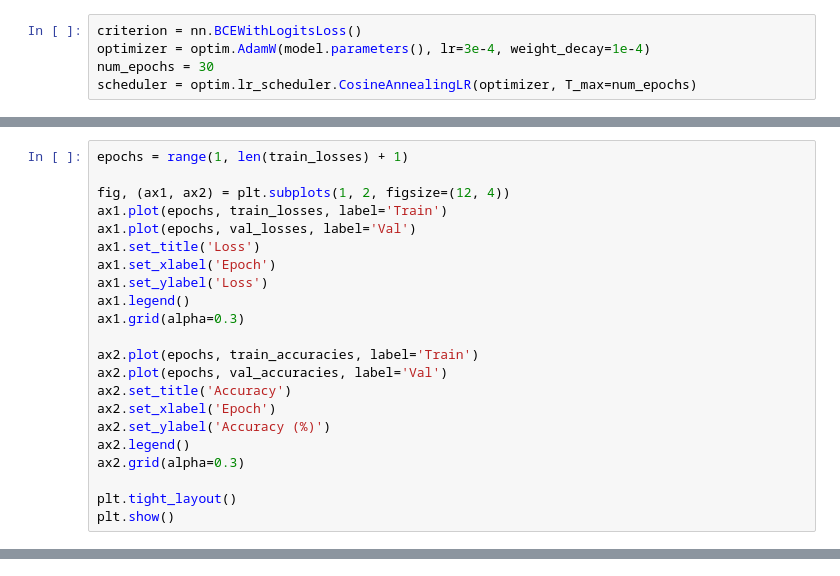
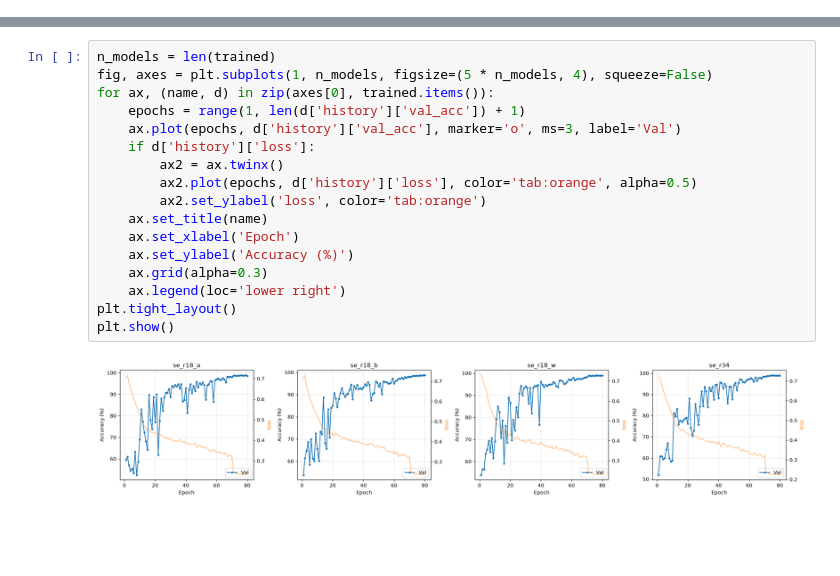
Before and after one commit to shnikita-cr/2026-MLT, a Jupyter notebook: Task_4_Part3_Morshchinin NIkita_J4133.ipynb, the cells around one changed output, grey strips where cells are left out. Cells and saved outputs as stored; diff of their text form; blank space fills up the shorter version.

```diff
--- a/Task_4_Part3_Morshchinin NIkita_J4133.ipynb
+++ b/Task_4_Part3_Morshchinin NIkita_J4133.ipynb
@@ -157,5 +51,0 @@ CatDogNet(
-# %%
-criterion = nn.BCEWithLogitsLoss()
-optimizer = optim.AdamW(model.parameters(), lr=3e-4, weight_decay=1e-4)
-num_epochs = 30
-scheduler = optim.lr_scheduler.CosineAnnealingLR(optimizer, T_max=num_epochs)
@@ -256,22 +51,0 @@ Accuracy on test data (TTA): 96.56%
-# %%
-epochs = range(1, len(train_losses) + 1)
-
-fig, (ax1, ax2) = plt.subplots(1, 2, figsize=(12, 4))
-ax1.plot(epochs, train_losses, label='Train')
-ax1.plot(epochs, val_losses, label='Val')
-ax1.set_title('Loss')
-ax1.set_xlabel('Epoch')
-ax1.set_ylabel('Loss')
-ax1.legend()
-ax1.grid(alpha=0.3)
-
-ax2.plot(epochs, train_accuracies, label='Train')
-ax2.plot(epochs, val_accuracies, label='Val')
-ax2.set_title('Accuracy')
-ax2.set_xlabel('Epoch')
-ax2.set_ylabel('Accuracy (%)')
-ax2.legend()
-ax2.grid(alpha=0.3)
-
-plt.tight_layout()
-plt.show()
@@ -280,2 +517,21 @@ plt.show()
+# %%
+n_models = len(trained)
+fig, axes = plt.subplots(1, n_models, figsize=(5 * n_models, 4), squeeze=False)
+for ax, (name, d) in zip(axes[0], trained.items()):
+    epochs = range(1, len(d['history']['val_acc']) + 1)
+    ax.plot(epochs, d['history']['val_acc'], marker='o', ms=3, label='Val')
+    if d['history']['loss']:
+        ax2 = ax.twinx()
+        ax2.plot(epochs, d['history']['loss'], color='tab:orange', alpha=0.5)
+        ax2.set_ylabel('loss', color='tab:orange')
+    ax.set_title(name)
+    ax.set_xlabel('Epoch')
+    ax.set_ylabel('Accuracy (%)')
+    ax.grid(alpha=0.3)
+    ax.legend(loc='lower right')
+plt.tight_layout()
+plt.show()
+# %% [output]
+[figure, added]
 # %%
 summary_df = pd.DataFrame([{
```
Also changed, not shown: parts of 20 cells of this notebook, 1 other file.
